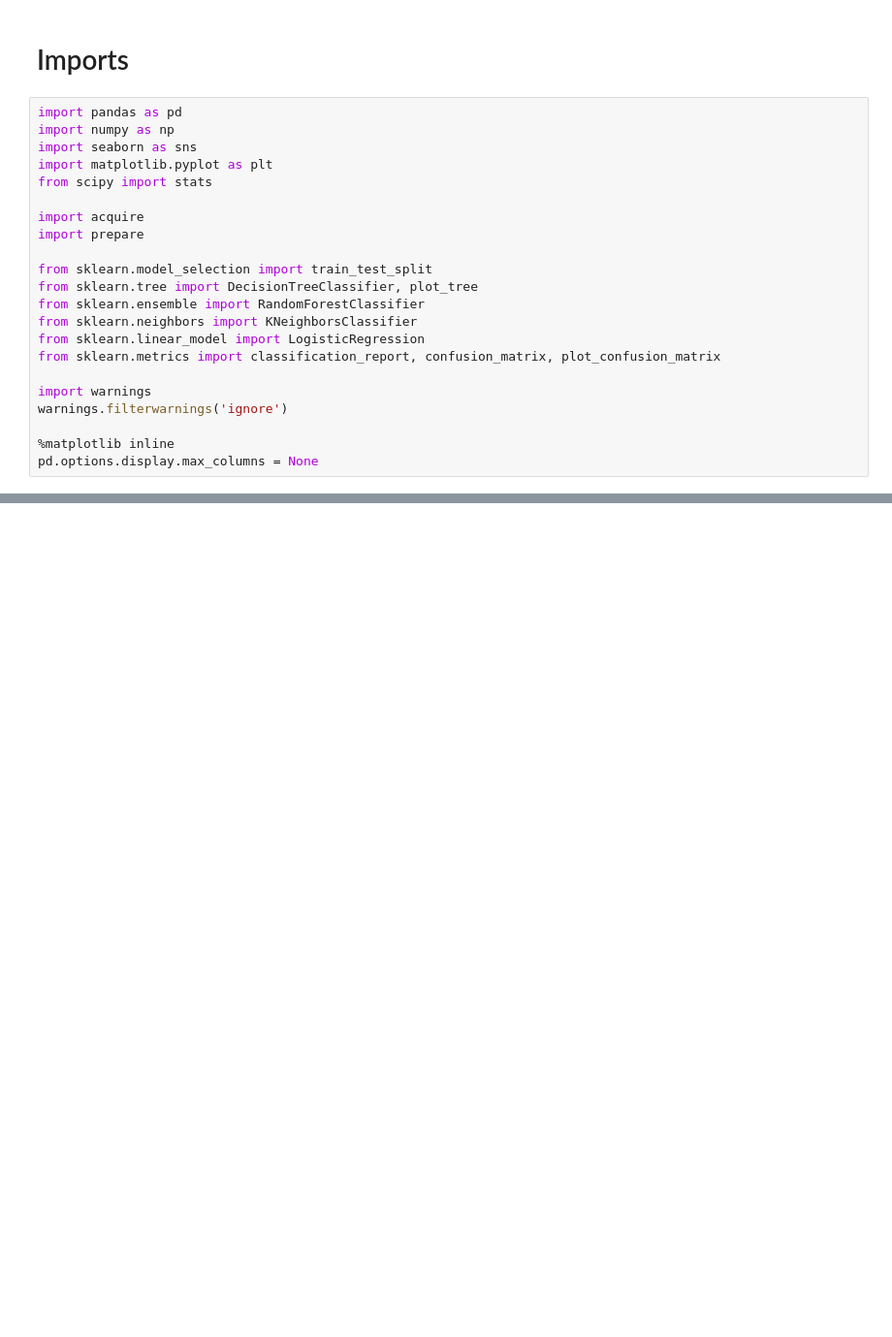
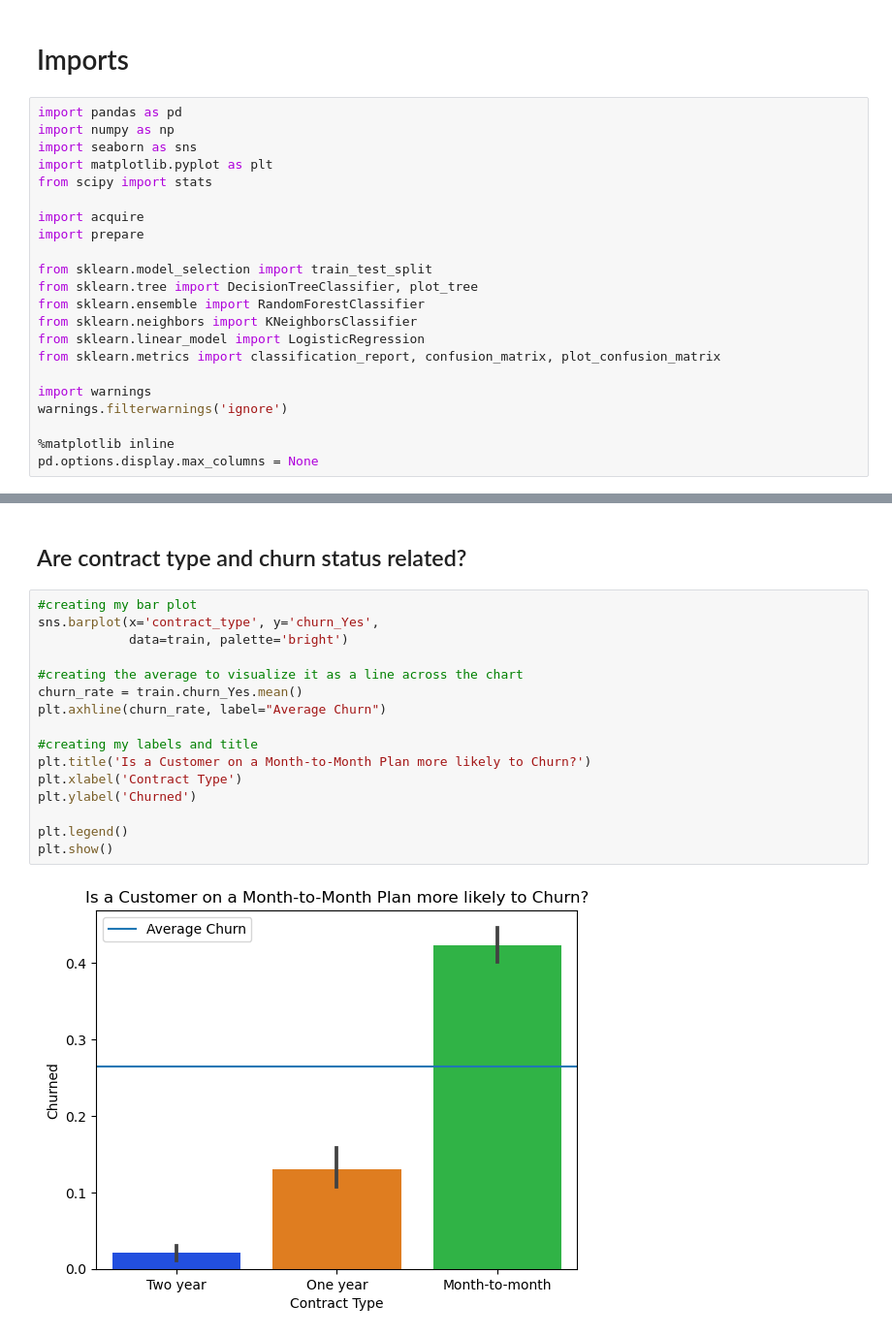
Before and after one commit to shawn-brown12/classification_project, a Jupyter notebook: Final_Report.ipynb, the cells around one changed output, grey strips where cells are left out. Shown at 97% size. Drawn from its saved outputs; the diff is of its cells as text; blank space fills up the shorter version.

```diff
--- a/Final_Report.ipynb
+++ b/Final_Report.ipynb
@@ -38,0 +212,20 @@ pd.options.display.max_columns = None
+# %% [markdown]
+## Are contract type and churn status related?
+# %%
+#creating my bar plot
+sns.barplot(x='contract_type', y='churn_Yes',
+            data=train, palette='bright')
+
+#creating the average to visualize it as a line across the chart
+churn_rate = train.churn_Yes.mean()
+plt.axhline(churn_rate, label="Average Churn")
+
+#creating my labels and title
+plt.title('Is a Customer on a Month-to-Month Plan more likely to Churn?')
+plt.xlabel('Contract Type')
+plt.ylabel('Churned')
+
+plt.legend()
+plt.show()
+# %% [output]
+[figure, added]
```
Also changed, not shown: parts of 31 cells of this notebook, 3 other files.
